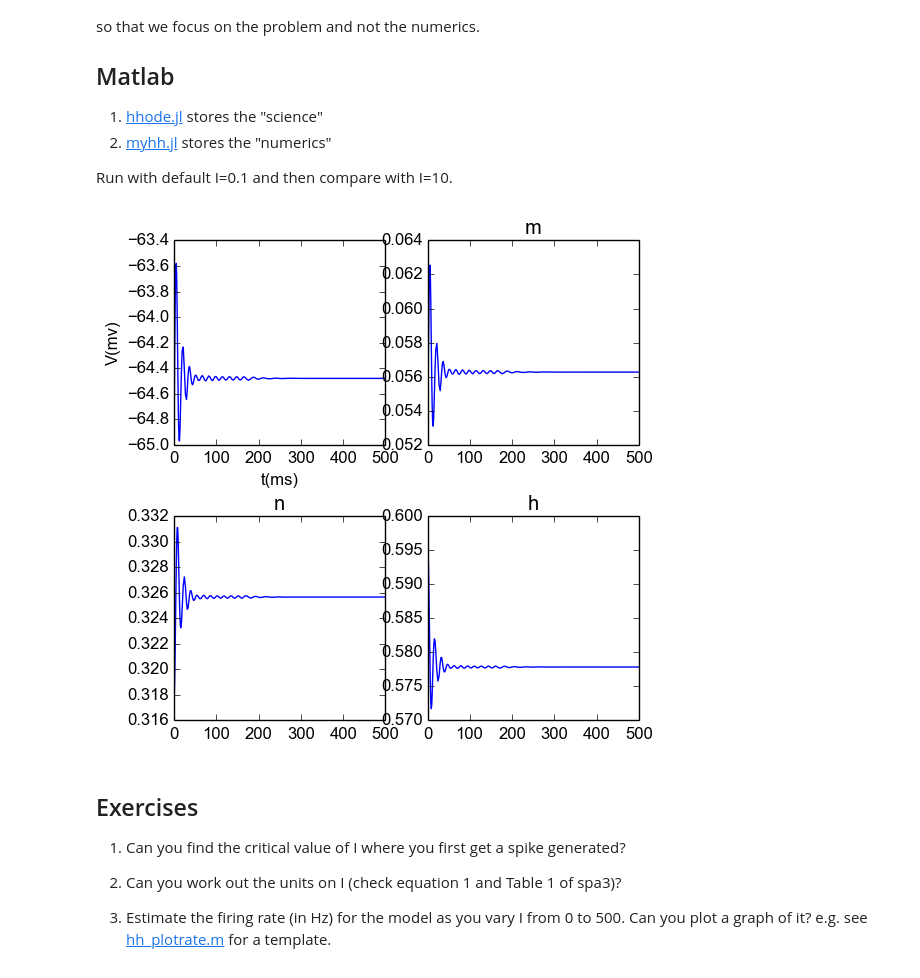
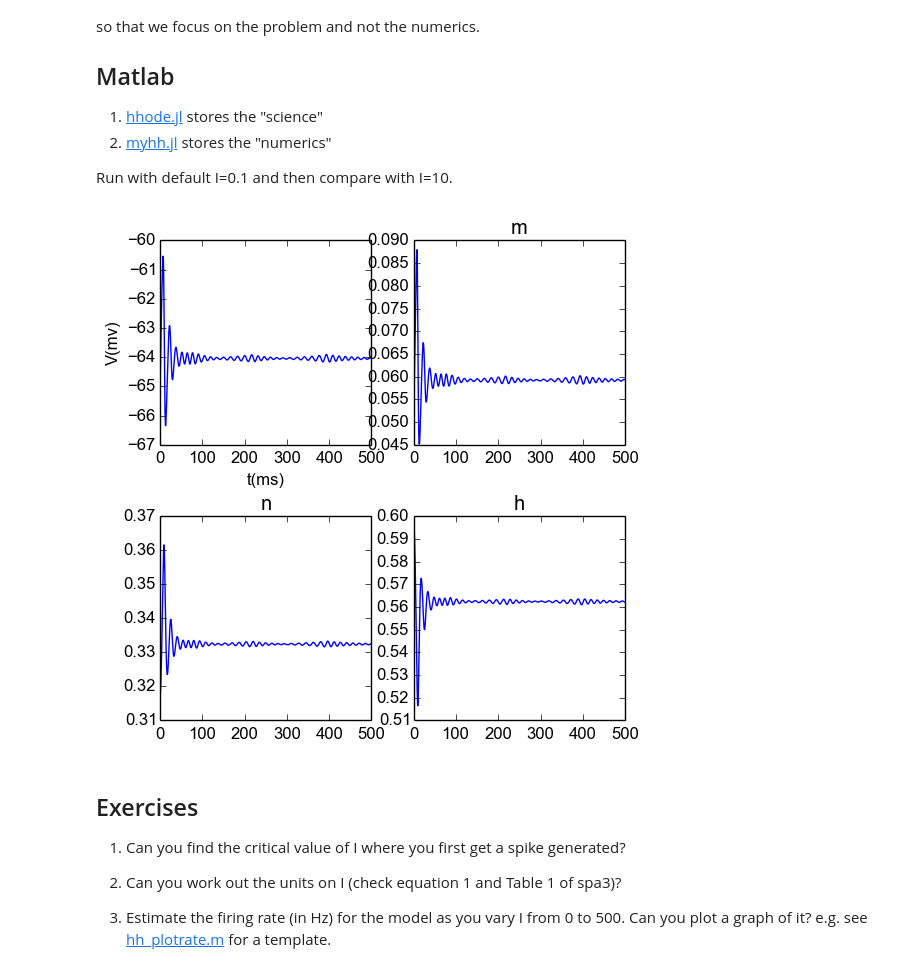
Before and after one commit to sje30/cnw, a Jupyter notebook: Introduction to Computational Neuroscience.ipynb, the cells around one changed output. Cells and saved outputs as stored; diff of their text form; code cells hidden in the pictures.

```diff
--- a/Introduction to Computational Neuroscience.ipynb
+++ b/Introduction to Computational Neuroscience.ipynb
@@ -83,9 +83,9 @@ the problem and not the numerics.
 
 Run with default I=0.1 and then compare with I=10.
 # %%
-I=0.1; include("myhh.jl")
+I=5.0; include("myhh.jl")
 # %% [output]
-[figure, old version]
+[figure, new version]
 # %% [markdown]
 ## Exercises
 
```
Also changed, not shown: parts of 4 cells of this notebook.
